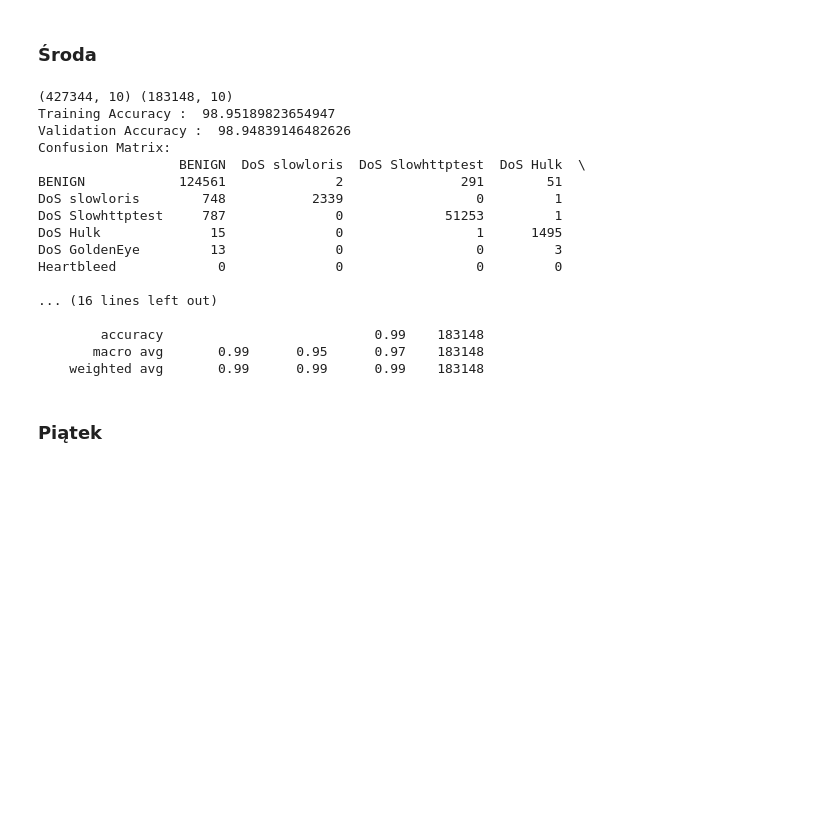
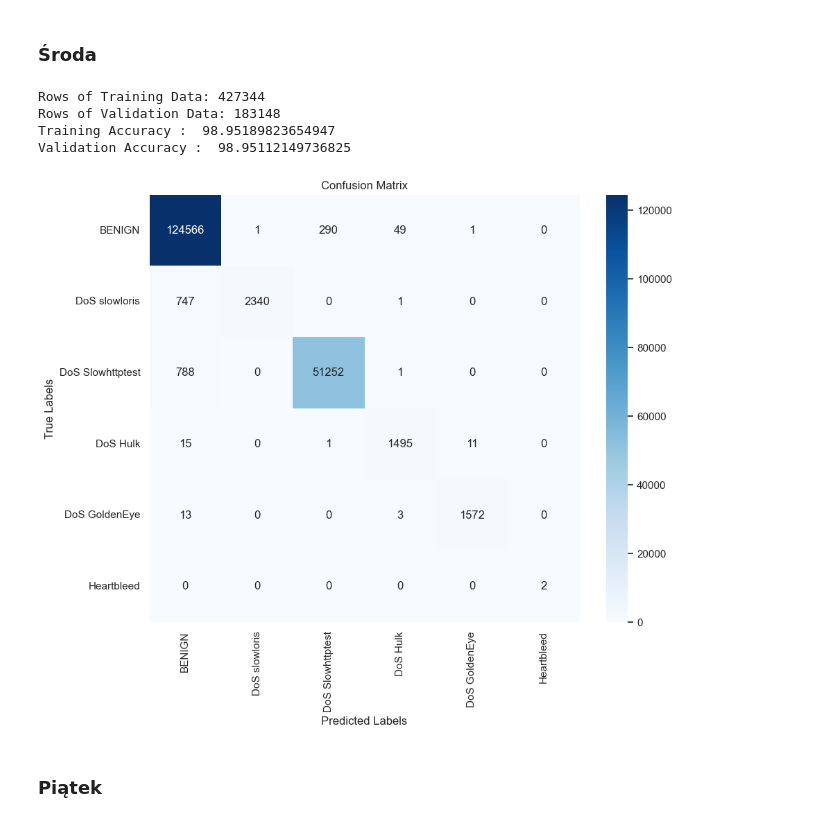
Before and after one commit to dwdwjtwcz/ids2017-anomaly-detection, a Jupyter notebook: podsumowanie3.ipynb, the cells around one changed output. Saved outputs shown, nothing was run; the diff lists cells and outputs as text; code cells hidden in the pictures; blank space fills up the shorter version.

```diff
--- a/podsumowanie3.ipynb
+++ b/podsumowanie3.ipynb
@@ -332,54 +339,38 @@ plt.show()
 # %% [markdown]
 ### Środa
 # %%
-data = pd.read_parquet('./IDS2017/Final/Wednesday.parquet')
+data1 = pd.read_parquet('./IDS2017/Final/Wednesday.parquet')
 
-X = data.drop(columns=['Label'])
-y = data['Label']
+X = data1.drop(columns=['Label'])
+y = data1['Label']
 
-X_train, X_val, Y_train, Y_val = train_test_split(X,
-                                                  y,
-                                                  test_size = 0.3,
-                                                  random_state=2022)
-print(X_train.shape, X_val.shape)
+X_train, X_val, Y_train, Y_val = train_test_split(X,y,test_size = 0.3,random_state=2022)
+print(f"Rows of Training Data: {X_train.shape[0]}")
+print(f"Rows of Validation Data: {X_val.shape[0]}")
 
 model = RandomForestClassifier()
 model.fit(X_train, Y_train)
 print('Training Accuracy : ',
-      metrics.accuracy_score(Y_train,
-                             model.predict(X_train))*100)
+      metrics.accuracy_score(Y_train, model.predict(X_train))*100)
 print('Validation Accuracy : ',
-      metrics.accuracy_score(Y_val,
-                             model.predict(X_val))*100)
+      metrics.accuracy_score(Y_val, model.predict(X_val))*100)
 
 class_labels = y.unique()
 confusion_matrix = metrics.confusion_matrix(Y_val, model.predict(X_val))
 confusion_df = pd.DataFrame(confusion_matrix, index=class_labels, columns=class_labels)
 
-print("Confusion Matrix:")
-print(confusion_df)
-
-classification_report = metrics.classification_report(Y_val, model.predict(X_val), target_names=class_labels)
-print("Classification Report:")
-print(classification_report)
+plt.figure(figsize=(10, 8))
+sns.heatmap(confusion_df, annot=True, fmt='d', cmap='Blues')
+plt.xlabel('Predicted Labels')
+plt.ylabel('True Labels')
+plt.title('Confusion Matrix')
+plt.show()
 # %% [output]
-(427344, 10) (183148, 10)
+Rows of Training Data: 427344
+Rows of Validation Data: 183148
 Training Accuracy :  98.95189823654947
-Validation Accuracy :  98.94839146482626
-Confusion Matrix:
-                  BENIGN  DoS slowloris  DoS Slowhttptest  DoS Hulk  \
-BENIGN            124561              2               291        51
-DoS slowloris        748           2339                 0         1
-DoS Slowhttptest     787              0             51253         1
-DoS Hulk              15              0                 1      1495
-DoS GoldenEye         13              0                 0         3
-Heartbleed             0              0                 0         0
-
-... (16 lines left out)
-
-        accuracy                           0.99    183148
-       macro avg       0.99      0.95      0.97    183148
-    weighted avg       0.99      0.99      0.99    183148
+Validation Accuracy :  98.95112149736825
+[figure, added]
 # %% [markdown]
 ### Piątek
 # %%
```
Also changed, not shown: parts of 14 cells of this notebook.
